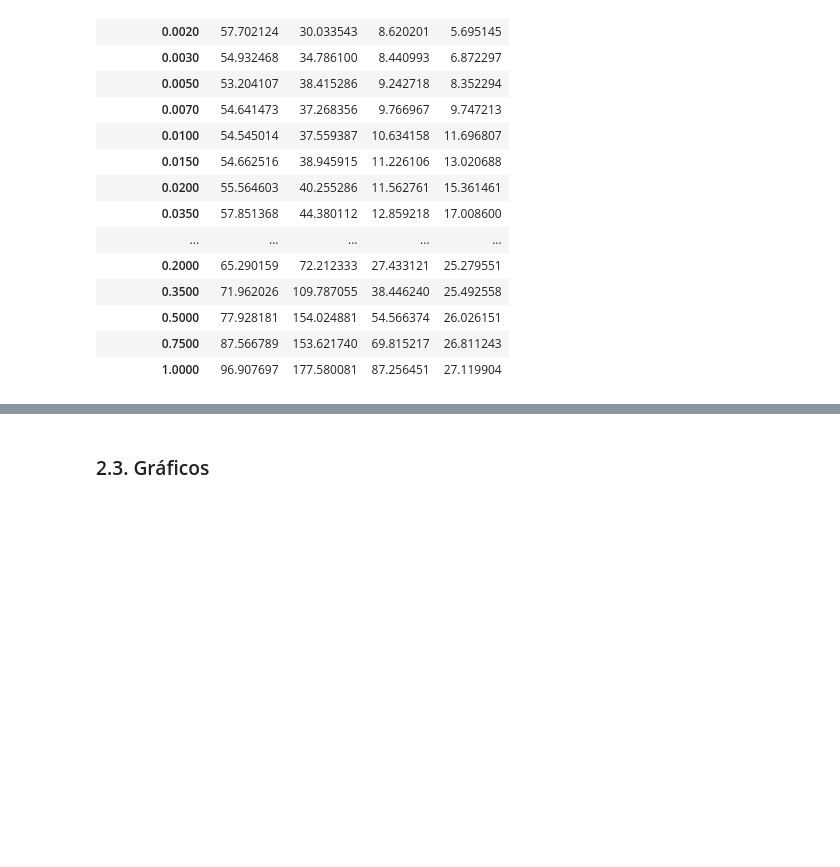
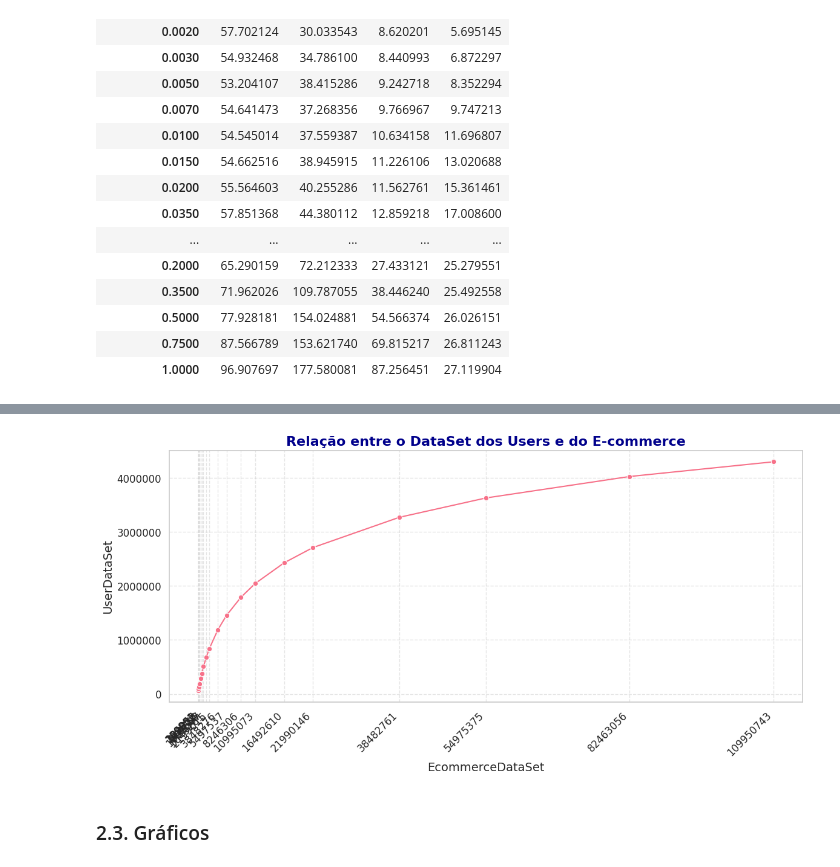
Before and after one commit to GothamAnalytics-7/PMBD, a Jupyter notebook: notebooks/5.1-TimeComplexityGraph.ipynb, the cells around one changed output, grey strips where cells are left out. Saved outputs shown, nothing was run; the diff lists cells and outputs as text; code cells hidden in the pictures; blank space fills up the shorter version.

```diff
--- a/notebooks/5.1-TimeComplexityGraph.ipynb
+++ b/notebooks/5.1-TimeComplexityGraph.ipynb
@@ -106,3 +194,43 @@ time_pd
+# %%
+import matplotlib.pyplot as plt
+import seaborn as sns
+
+# Definir o estilo do seaborn
+sns.set(style='whitegrid', palette='deep', font_scale=1.2)
+
+# Cores (caso queiras usar mais de uma linha, por exemplo)
+cores = sns.color_palette('husl', n_colors=1)
+
+# Preparar os dados do eixo X (EcommerceDataSet) e Y (UserDataSet)
+x = time_pd["EcommerceDataSet"]
+y = time_pd["UserDataSet"]
+
+# Criar o gráfico
+plt.figure(figsize=(12, 6))
+sns.lineplot(x=x, y=y, marker='o', color=cores[0])
+
+# Adicionar título e rótulos aos eixos
+plt.title('Relação entre o DataSet dos Users e do E-commerce', fontsize=16, weight='bold', color='darkblue')
+plt.xlabel('EcommerceDataSet', fontsize=14)
+plt.ylabel('UserDataSet', fontsize=14)
+
+# Ajustar os xticks para garantir uma visualização limpa
+xticks_labels = [f'{x:.4f}' for x in time_pd["EcommerceDataSet"]]
+
+# Definir os xticks com as labels
+plt.xticks(ticks=x, labels=xticks_labels, rotation=45, ha='right')
+
+# Acessar o formatter dos eixos e remover a notação científica
+plt.gca().tick_params(axis='both', which='both', labelsize=12)
+plt.gca().xaxis.set_major_formatter(plt.FuncFormatter(lambda val, pos: '{:.0f}'.format(val)))  # Ajustar o eixo X
+plt.gca().yaxis.set_major_formatter(plt.FuncFormatter(lambda val, pos: '{:.0f}'.format(val)))  # Ajustar o eixo Y
+
+# Ajustar o layout e mostrar o gráfico
+plt.tight_layout()
+plt.grid(True, linestyle='--', alpha=0.5)
+plt.show()
+# %% [output]
+[figure, added]
 # %% [markdown]
 ### 2.3. Gráficos
 # %% [markdown]
```
Also changed, not shown: parts of 14 cells of this notebook, 1 other file.
